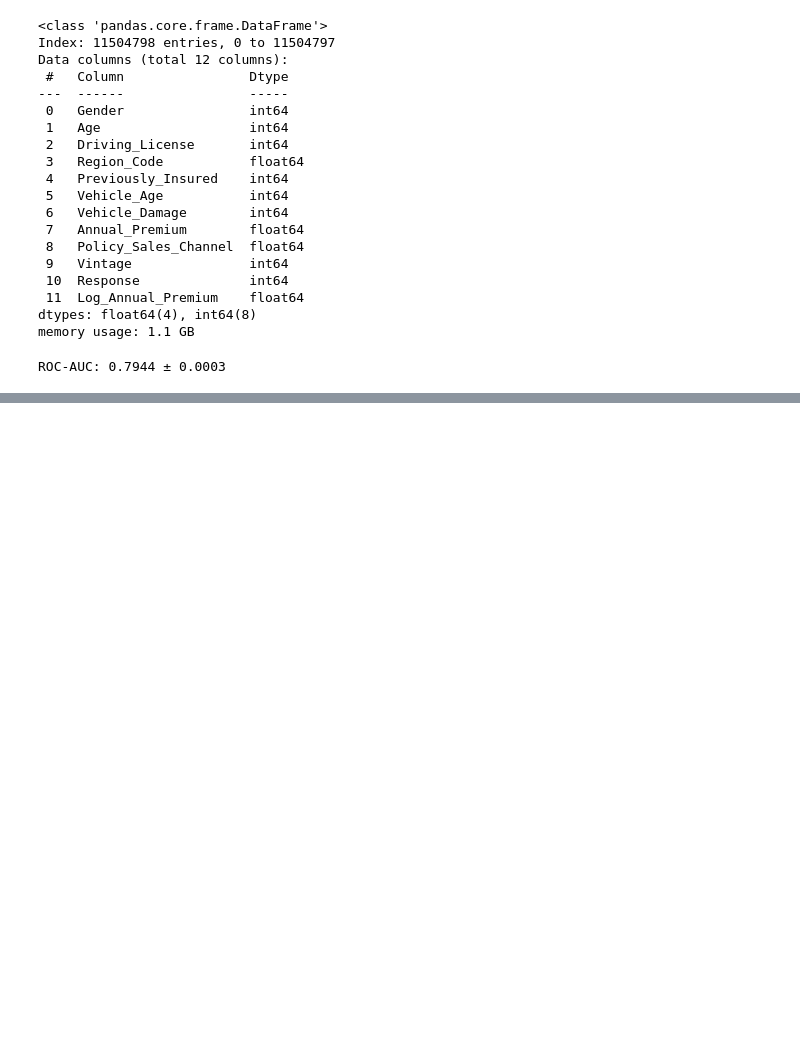
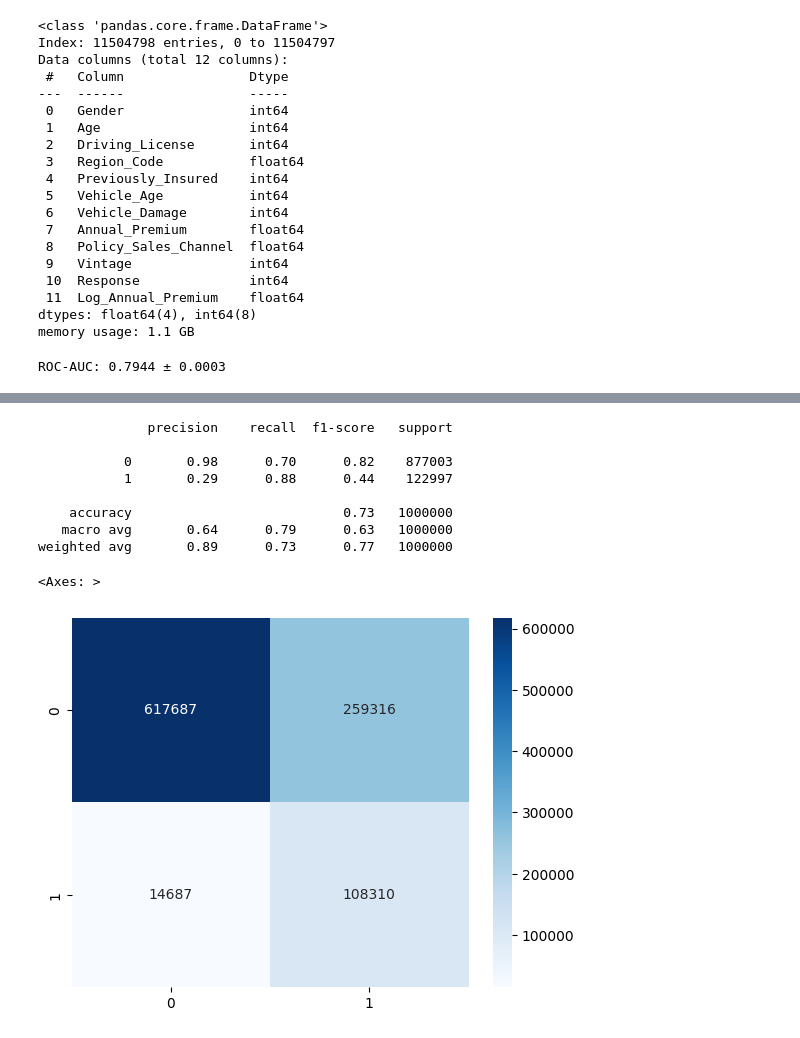
Before and after one commit to taysumova/urfu_ml, a Jupyter notebook: collabs/Кейс_10_Бинарная_классификация_перекрёстных_продаж_страхования.ipynb, the cells around one changed output, grey strips where cells are left out. Cells and saved outputs as stored; diff of their text form; code cells hidden in the pictures; blank space fills up the shorter version.

```diff
--- a/collabs/Кейс_10_Бинарная_классификация_перекрёстных_продаж_страхования.ipynb
+++ b/collabs/Кейс_10_Бинарная_классификация_перекрёстных_продаж_страхования.ipynb
@@ -790,0 +983,18 @@ ROC-AUC: 0.7944 ± 0.0003
+# %%
+tree_y_pred = cross_val_predict(tree_gs.best_estimator_, X_train, y_train, cv=skf, n_jobs=-1)
+
+report = classification_report(y_train, tree_y_pred)
+print(report)
+
+sns.heatmap(confusion_matrix(y_train, tree_y_pred), annot=True, fmt='d', cmap='Blues')
+# %% [output]
+              precision    recall  f1-score   support
+
+           0       0.98      0.70      0.82    877003
+           1       0.29      0.88      0.44    122997
+
+    accuracy                           0.73   1000000
+   macro avg       0.64      0.79      0.63   1000000
+weighted avg       0.89      0.73      0.77   1000000
+<Axes: >
+[figure, added]
```
Also changed, not shown: parts of 24 cells of this notebook.
